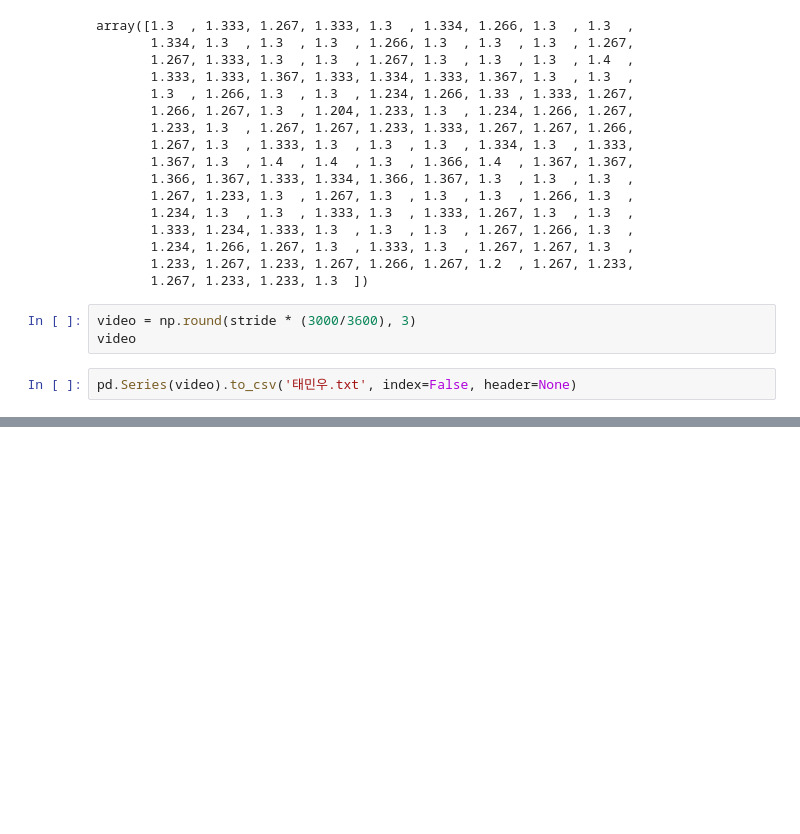
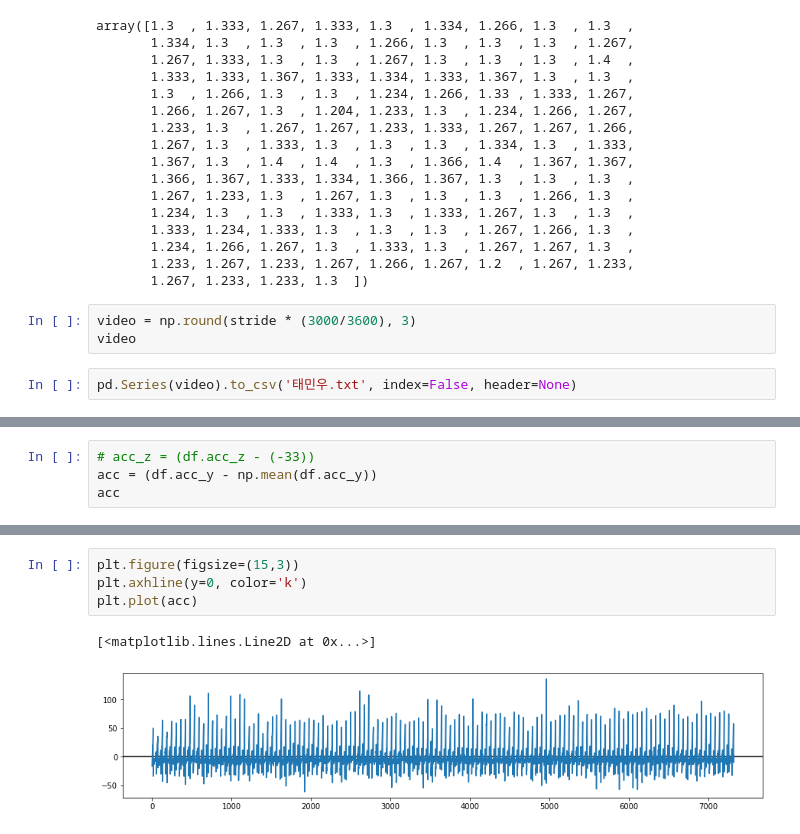
Before and after one commit to taeoowl/gait, a Jupyter notebook: gait/data_test.ipynb, the cells around one changed output, grey strips where cells are left out. Drawn from its saved outputs; the diff is of its cells as text; blank space fills up the shorter version.

```diff
--- a/gait/data_test.ipynb
+++ b/gait/data_test.ipynb
@@ -305,0 +339,4 @@ pd.Series(video).to_csv('태민우.txt', index=False, header=None)
+# %%
+# acc_z = (df.acc_z - (-33))
+acc = (df.acc_y - np.mean(df.acc_y))
+acc
@@ -305,0 +356,7 @@ pd.Series(video).to_csv('태민우.txt', index=False, header=None)
+# %%
+plt.figure(figsize=(15,3))
+plt.axhline(y=0, color='k')
+plt.plot(acc)
+# %% [output]
+[<matplotlib.lines.Line2D at 0x...>]
+[figure, added]
```
Also changed, not shown: parts of 31 cells of this notebook.
